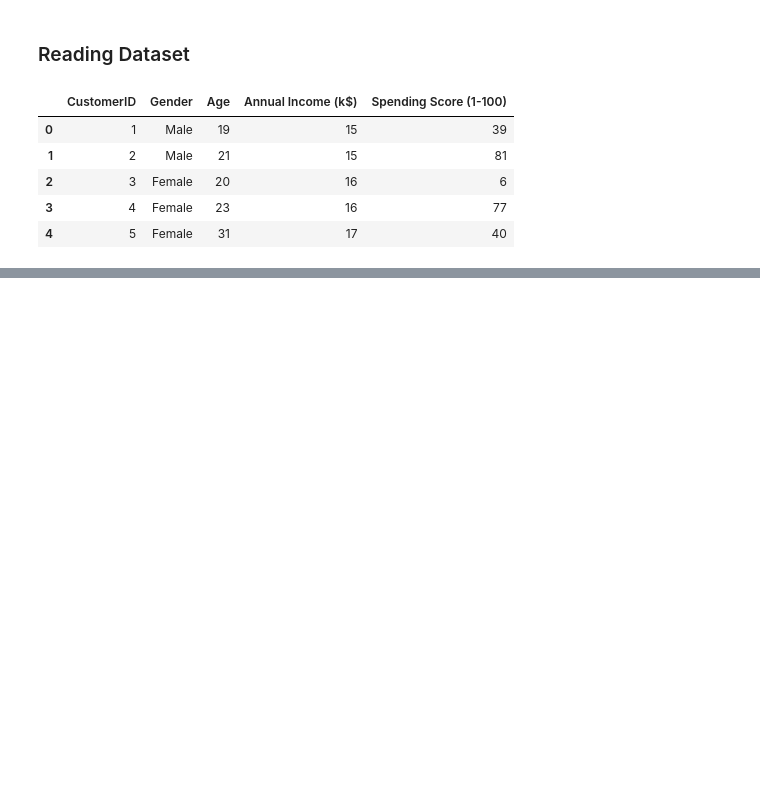
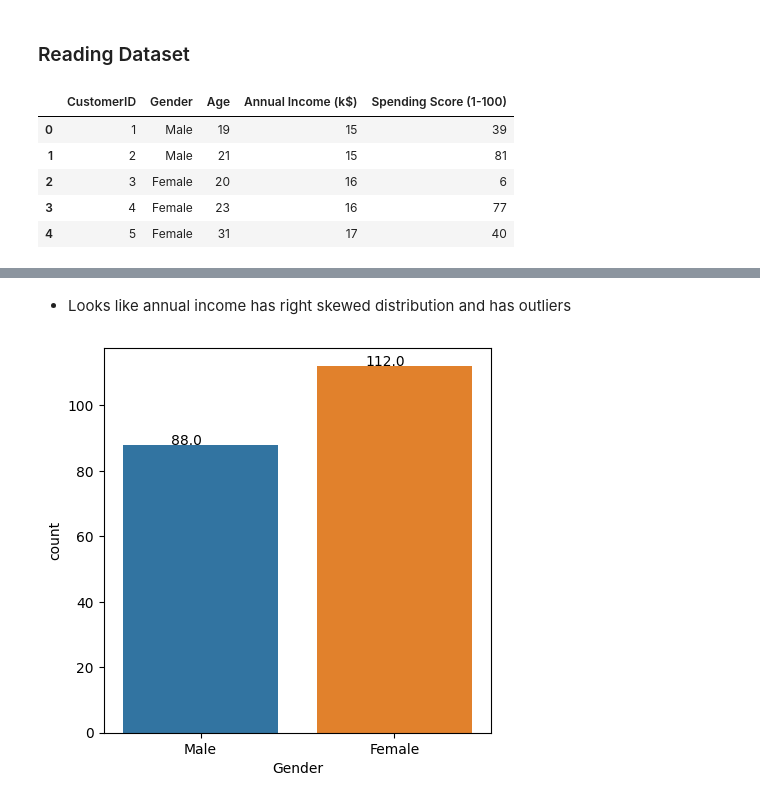
Before and after one commit to mubarakmayyeri/customer-segmentaion, a Jupyter notebook: customer_segmentaion.ipynb, the cells around one changed output, grey strips where cells are left out. Drawn from its saved outputs; the diff is of its cells as text; code cells hidden in the pictures; blank space fills up the shorter version.

```diff
--- a/customer_segmentaion.ipynb
+++ b/customer_segmentaion.ipynb
@@ -23,0 +49,2 @@ df.head()
+# %%
+df.rename(columns= { 'Annual Income (k$)': 'annual_income', 'Spending Score (1-100)': 'spending_score'}, inplace=True)
@@ -23,0 +70,11 @@ df.head()
+# %% [markdown]
+* Looks like annual income has right skewed distribution and has outliers
+# %%
+plt.figure(figsize=(5,5))
+ax = sns.countplot(x="Gender", data=df)
+plt.xlabel('Gender')
+
+for p in ax.patches:
+       ax.annotate('{:.1f}'.format(p.get_height()), (p.get_x()+0.25, p.get_height()+0.01))
+# %% [output]
+[figure, added]
```
Also changed, not shown: parts of 21 cells of this notebook.
